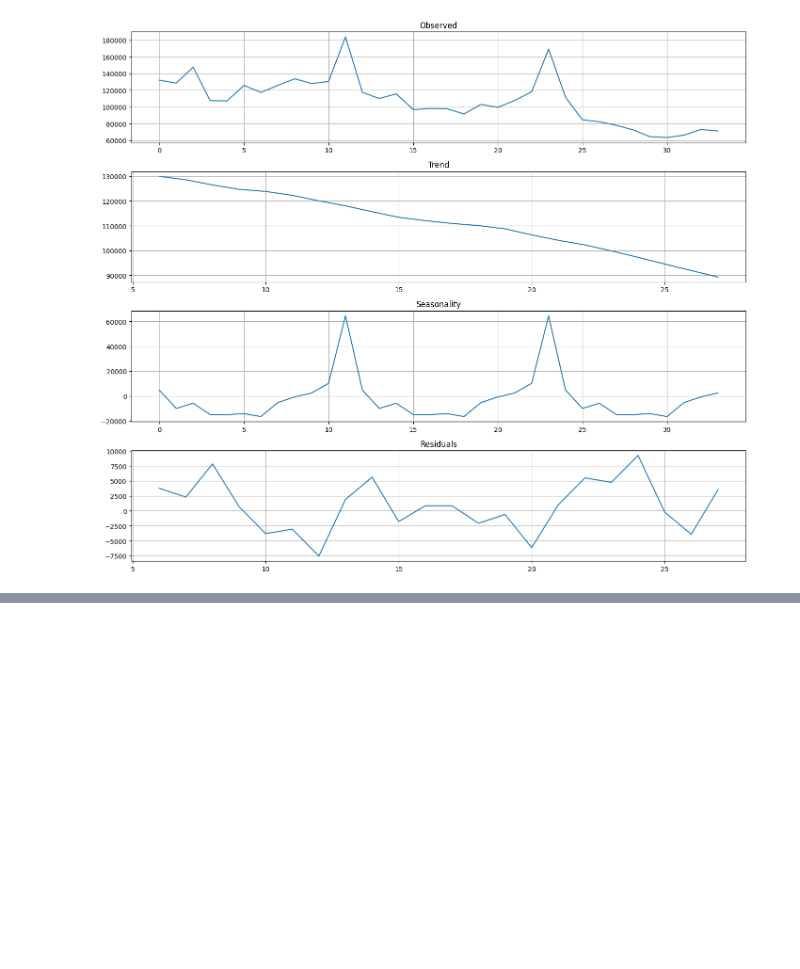
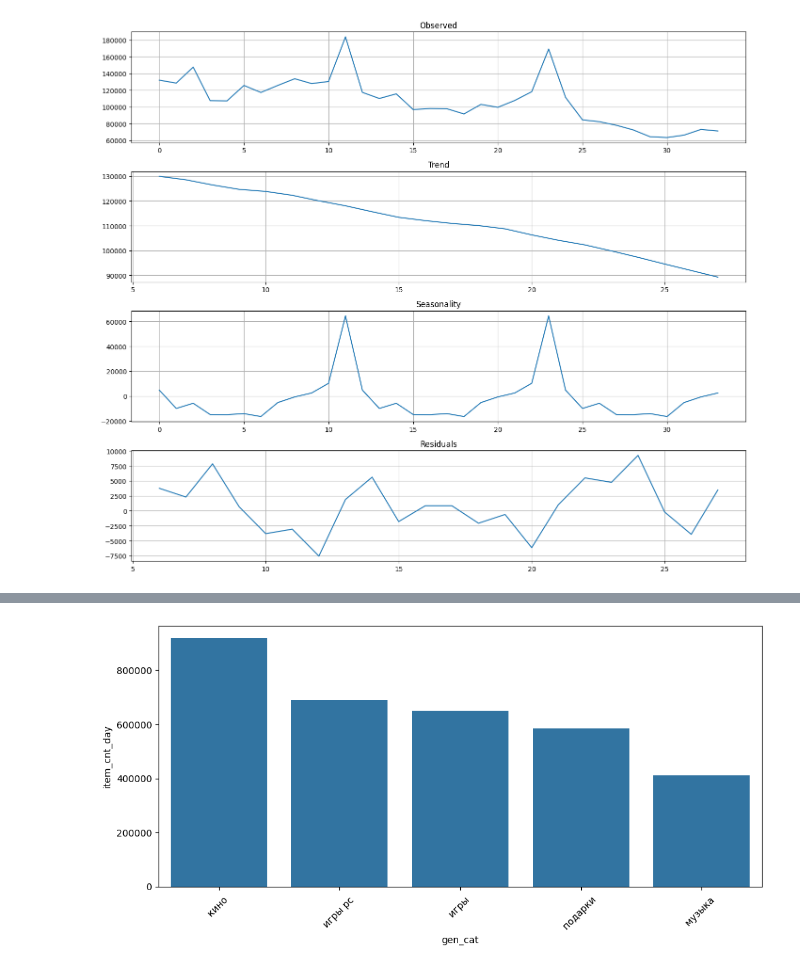
Before and after one commit to Dybal-Ilia/Innowise-Dybal, a Jupyter notebook: notebooks/EDA.ipynb, the cells around one changed output, grey strips where cells are left out. Saved outputs shown, nothing was run; the diff lists cells and outputs as text; code cells hidden in the pictures; blank space fills up the shorter version.

```diff
--- a/notebooks/EDA.ipynb
+++ b/notebooks/EDA.ipynb
@@ -213,0 +309,8 @@ plt.show()
+# %%
+plt.figure(figsize=(10,5))
+sns.barplot(top_10_categories[:5])
+plt.tick_params('x', rotation = 45)
+plt.tight_layout()
+plt.show()
+# %% [output]
+[figure, added]
```
Also changed, not shown: parts of 19 cells of this notebook.
